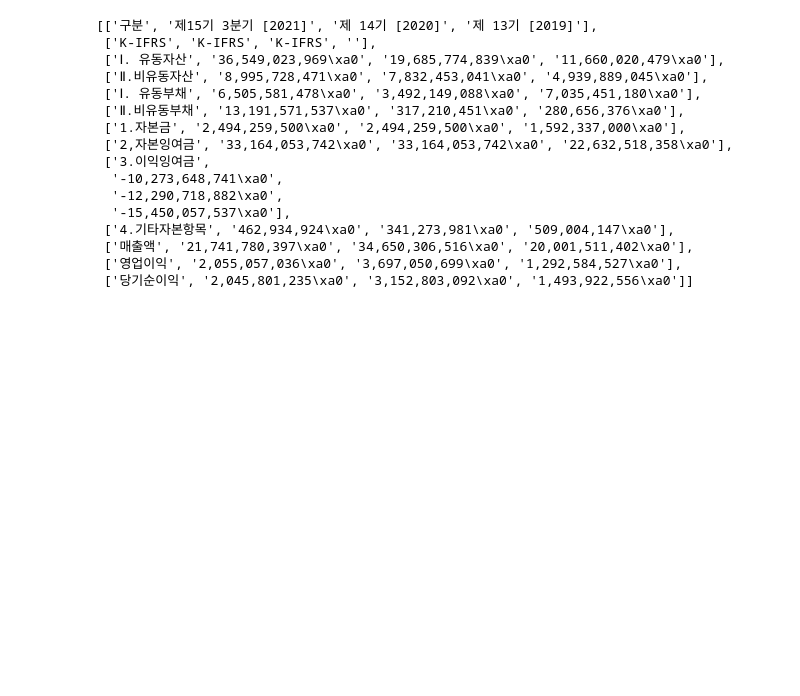
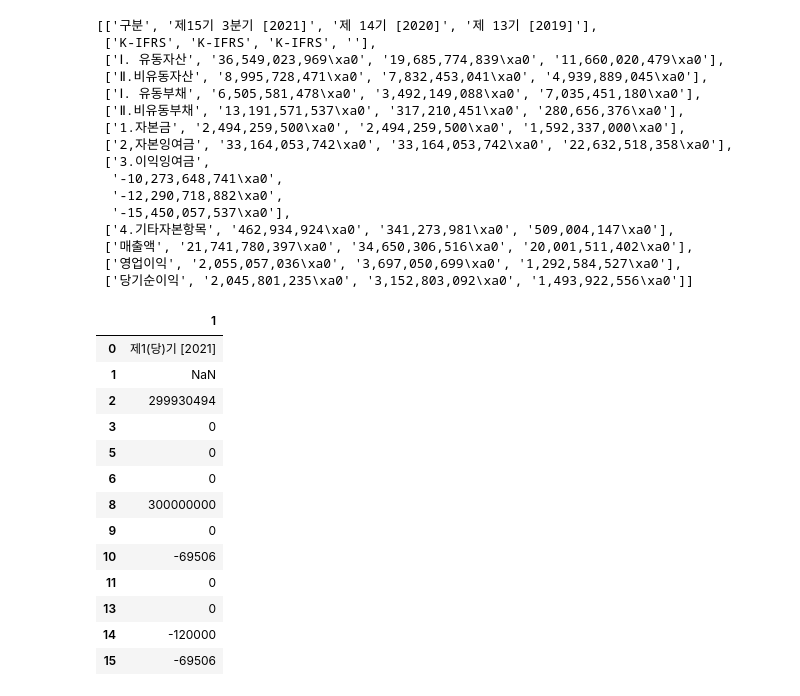
Before and after one commit to trustinv/bs4_ipo, a Jupyter notebook: notebooks/tab3.ipynb, the cells around one changed output. Drawn from its saved outputs; the diff is of its cells as text; code cells hidden in the pictures; blank space fills up the shorter version.

Commit message:
Complted to make async logic 1st

```diff
--- a/notebooks/tab3.ipynb
+++ b/notebooks/tab3.ipynb
@@ -300,3 +300,67 @@ pp(data)
  ['매출액', '21,741,780,397\xa0', '34,650,306,516\xa0', '20,001,511,402\xa0'],
  ['영업이익', '2,055,057,036\xa0', '3,697,050,699\xa0', '1,292,584,527\xa0'],
  ['당기순이익', '2,045,801,235\xa0', '3,152,803,092\xa0', '1,493,922,556\xa0']]
+# %%
+# 230122
+# 미래에셋글로벌리츠
+
+import sys
+from pathlib import Path
+project_path = str(Path.cwd().parent)
+sys.path.append(project_path)
+
+import aiohttp
+import asyncio
+import math
+import pandas as pd
+
+
+code = 'B202111121'
+url = f"http://www.ipostock.co.kr/view_pg/view_03.asp?code={code}"
+keys = [
+    "ci_category1",
+    "ci_category2",
+    "ci_current_asset",
+    "ci_non_current_asset",
+    "ci_current_liability",
+    "ci_non_current_liability",
+    "ci_capital",
+    "ci_capital_surplus",
+    "ci_earned_surplus",
+    "ci_other_capital_items",
+    "ci_turnover",
+    "ci_business_profits",
+    "ci_net_income",
+]
+async with aiohttp.ClientSession() as session:
+    async with session.get(url) as resp:
+        data = await resp.text()
+
+df = pd.read_html(data)
+df1 = df[21]
+구분 = df1.iloc[0, 0]
+
+if 구분 != "구분":
+    print("There are NaN values in the DataFrame.")
+    df1 = df[22]
+
+df1 = df1[~df1[0].isin(["자산총계", "부채총계", "자본총계"])]
+# df1 = df1.dropna(axis=1)
+df1 = df1.iloc[:, 1:4]
+df1 = df1.dropna(axis=1, thresh=1, subset=[0])
+df1
+# %% [output]
+|  | 1 |
+| 0 | 제1(당)기 [2021] |
+| 1 | NaN |
+| 2 | 299930494 |
+| 3 | 0 |
+| 5 | 0 |
+| 6 | 0 |
+| 8 | 300000000 |
+| 9 | 0 |
+| 10 | -69506 |
+| 11 | 0 |
+| 13 | 0 |
+| 14 | -120000 |
+| 15 | -69506 |
```
Also changed, not shown: parts of 1 cell of this notebook, 28 other files.
